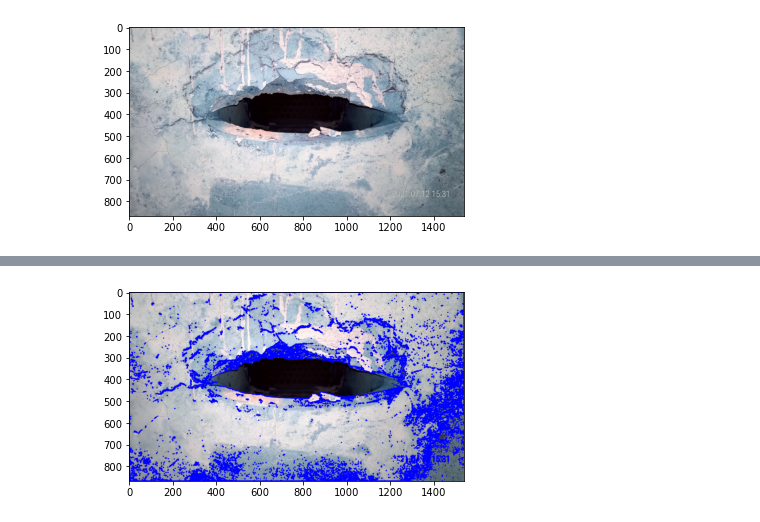
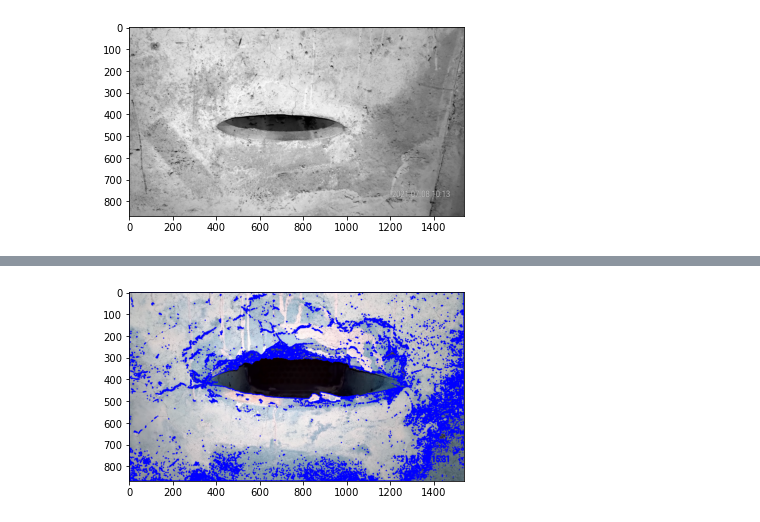
Before and after one commit to overred0704/Nozzle_predict, a Jupyter notebook: pic_detect.ipynb, the cells around one changed output, grey strips where cells are left out. Cells and saved outputs as stored; diff of their text form; code cells hidden in the pictures.

```diff
--- a/pic_detect.ipynb
+++ b/pic_detect.ipynb
@@ -5,10 +5,10 @@ import cv2
 import numpy as np
 from matplotlib import pyplot as plt
 # %%
-image = cv2.imread("nozzle_pic/crash.jpg")
+image = cv2.imread("nozzle_pic/normal.jpg", 0)
 # %%
-plt.imshow(image)
+plt.imshow(image, cmap='gray')
 plt.show()
 # %% [output]
-[figure, old version]
+[figure, new version]
 # %%
```
Also changed, not shown: parts of 12 cells of this notebook, 2 other files.
